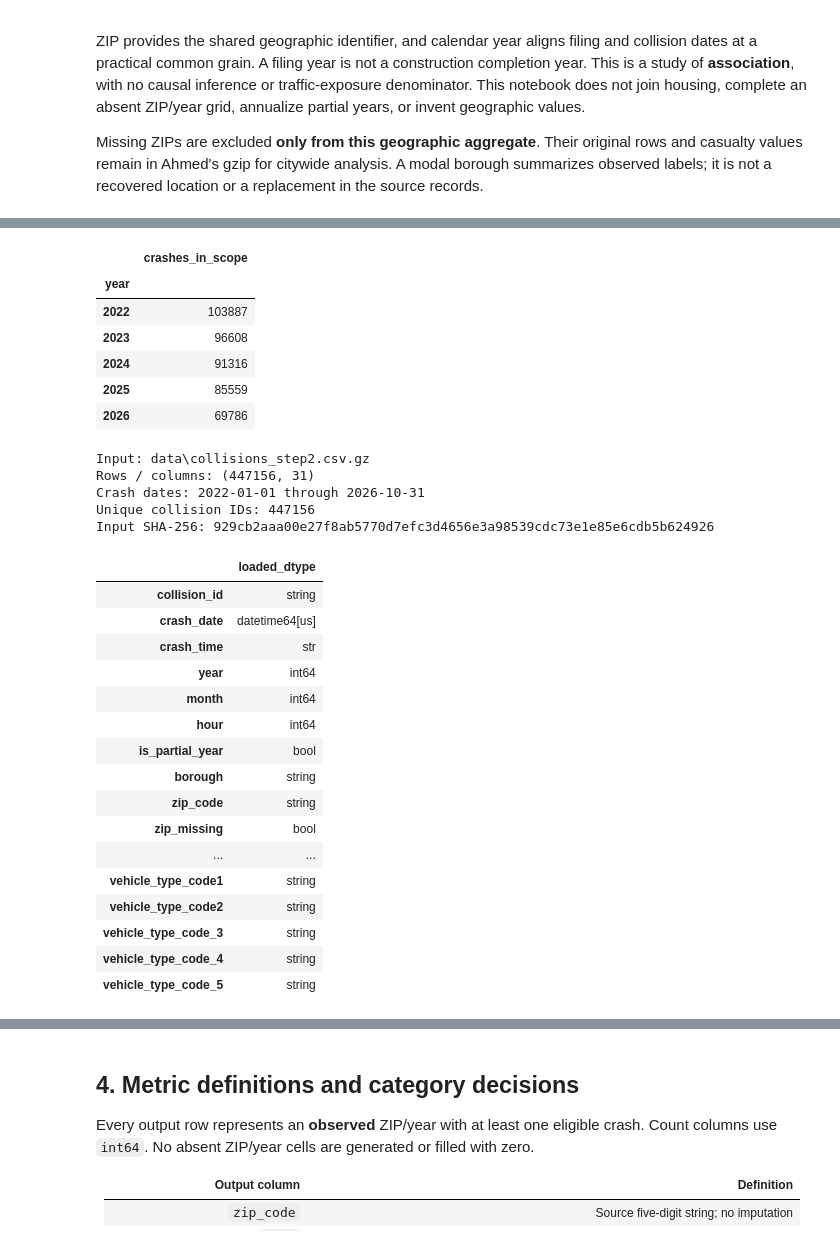
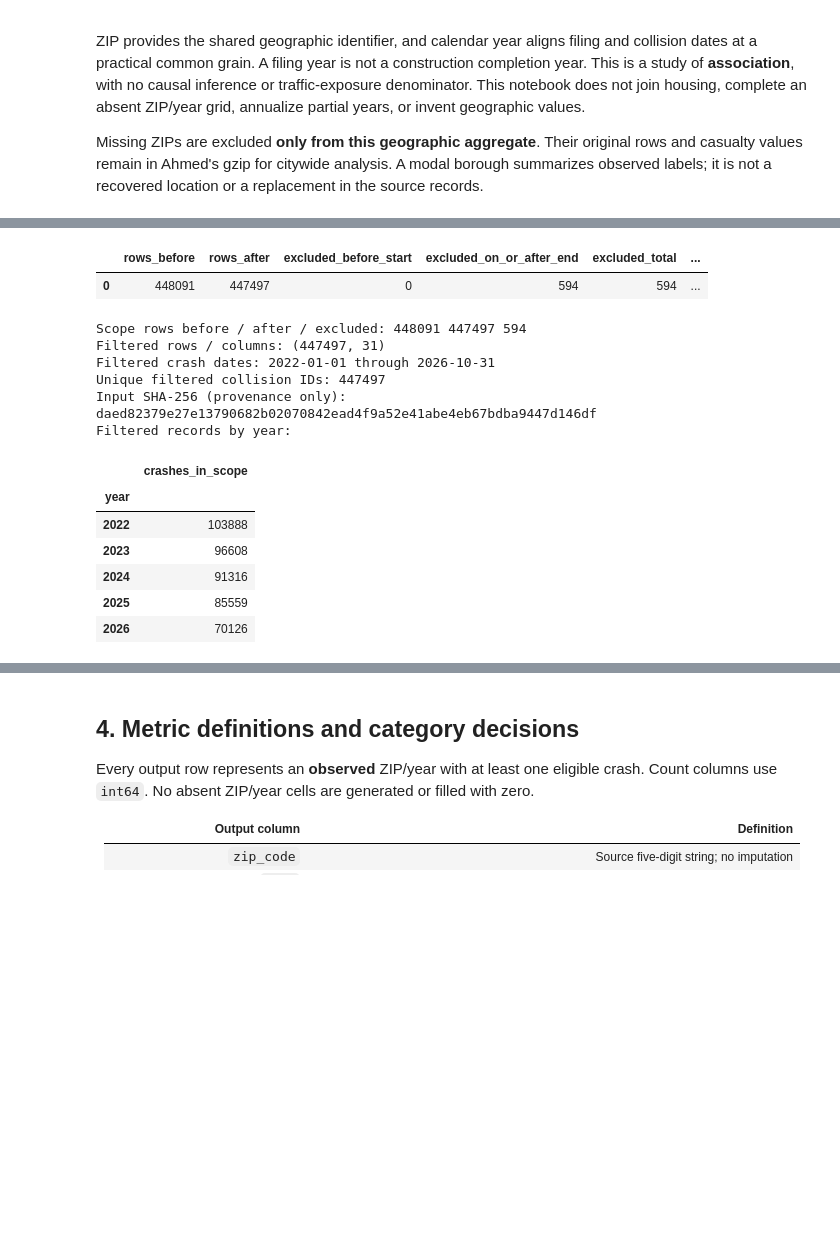
Before and after one commit to Sanad-Manga/NYC-Build-And-Crash, a Jupyter notebook: phase2_collisions_aggregation_yassin.ipynb, the cells around one changed output, grey strips where cells are left out. Cells and saved outputs as stored; diff of their text form; code cells hidden in the pictures; blank space fills up the shorter version.

Commit message:
Fix PR10 collision date scope and notebook portability

```diff
--- a/phase2_collisions_aggregation_yassin.ipynb
+++ b/phase2_collisions_aggregation_yassin.ipynb
@@ -159,25 +194,23 @@ so every later number is inside the window. Rows dropped are printed below.
 # %%
 input_hash_before = file_sha256(INPUT_PATH)
 source_all = read_stage2(INPUT_PATH)
-SCOPE_START = pd.Timestamp('2022-01-01')
-SCOPE_END = pd.Timestamp('2026-11-01')   # exclusive: the last day in scope is 2026-10-31
-in_scope = source_all['crash_date'].ge(SCOPE_START) & source_all['crash_date'].lt(SCOPE_END)
-print('Rows in the export before the scope filter:', f'{len(source_all):,}', '| latest crash_date:', source_all['crash_date'].max().date())
-print('Dropped before 2022-01-01:', f"{int(source_all['crash_date'].lt(SCOPE_START).sum()):,}")
-print('Dropped on or after 2026-11-01:', f"{int(source_all['crash_date'].ge(SCOPE_END).sum()):,}")
-source = source_all.loc[in_scope].copy()
-print('Rows kept (2022-01-01 to 2026-10-31):', f'{len(source):,}')
-assert source['crash_date'].min() >= SCOPE_START and source['crash_date'].max() < SCOPE_END
-assert source['year'].min() >= 2022
-validate_source_frame(source)
-display(source.groupby('year').size().rename('crashes_in_scope').to_frame())
+validate_source_frame(source_all)
+source, scope_summary, partial_year = apply_common_scope(source_all)
 source_dates = source['crash_date']
 latest_date = source_dates.max()
 latest_year = int(latest_date.year)
+print('Run UTC:', datetime.now(timezone.utc).isoformat())
+print('Input provenance: supplied local Stage 2 handoff; no API retrieval by this notebook.')
 print('Input:', INPUT_PATH)
-print('Rows / columns:', source.shape)
-print('Crash dates:', source_dates.min().date(), 'through', latest_date.date())
-print('Unique collision IDs:', source['collision_id'].nunique())
-print('Input SHA-256:', input_hash_before)
+print('Unfiltered rows / columns:', source_all.shape)
+print('Unfiltered dates:', source_all['crash_date'].min().date(), 'through', source_all['crash_date'].max().date())
+display(pd.DataFrame([scope_summary]))
+print('Scope rows before / after / excluded:', scope_summary['rows_before'], scope_summary['rows_after'], scope_summary['excluded_total'])
+print('Filtered rows / columns:', source.shape)
+print('Filtered crash dates:', source_dates.min().date(), 'through', latest_date.date())
+print('Unique filtered collision IDs:', source['collision_id'].nunique())
+print('Input SHA-256 (provenance only):', input_hash_before)
+print('Filtered records by year:')
+display(source.groupby('year').size().rename('crashes_in_scope').to_frame())
 display(source.dtypes.rename('loaded_dtype').to_frame())
 # %% [output]
@@ -188,29 +222,15 @@ Rows kept (2022-01-01 to 2026-10-31): 447,156
-|  | crashes_in_scope |
-| year |  |
-| 2022 | 103887 |
-| 2023 | 96608 |
-| 2024 | 91316 |
-| 2025 | 85559 |
-| 2026 | 69786 |
+|  | rows_before | rows_after | excluded_before_start | excluded_on_or_after_end | excluded_total | ... |
+| 0 | 448091 | 447497 | 0 | 594 | 594 | ... |
-Input: data\collisions_step2.csv.gz
-Rows / columns: (447156, 31)
-Crash dates: 2022-01-01 through 2026-10-31
-Unique collision IDs: 447156
-Input SHA-256: 929cb2aaa00e27f8ab5770d7efc3d4656e3a98539cdc73e1e85e6cdb5b624926
+Scope rows before / after / excluded: 448091 447497 594
+Filtered rows / columns: (447497, 31)
+Filtered crash dates: 2022-01-01 through 2026-10-31
+Unique filtered collision IDs: 447497
+Input SHA-256 (provenance only): daed82379e27e13790682b02070842ead4f9a52e41abe4eb67bdba9447d146df
+Filtered records by year:
-|  | loaded_dtype |
-| collision_id | string |
-| crash_date | datetime64[us] |
-| crash_time | str |
-| year | int64 |
-| month | int64 |
-| hour | int64 |
-| is_partial_year | bool |
-| borough | string |
-| zip_code | string |
-| zip_missing | bool |
-| ... | ... |
-| vehicle_type_code1 | string |
-| vehicle_type_code2 | string |
-| vehicle_type_code_3 | string |
-| vehicle_type_code_4 | string |
-| vehicle_type_code_5 | string |
+|  | crashes_in_scope |
+| year |  |
+| 2022 | 103888 |
+| 2023 | 96608 |
+| 2024 | 91316 |
+| 2025 | 85559 |
+| 2026 | 70126 |
```
Also changed, not shown: parts of 15 cells of this notebook, 1 other file.
